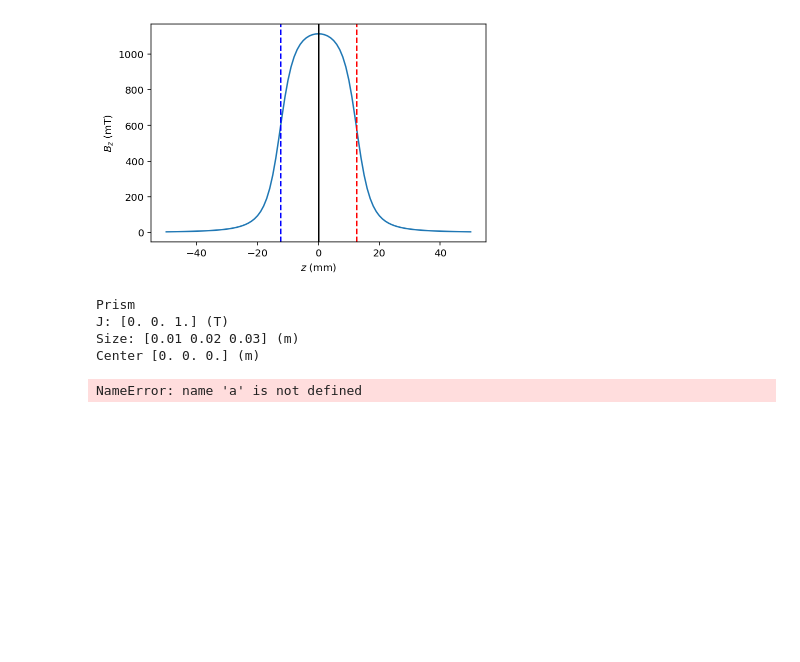
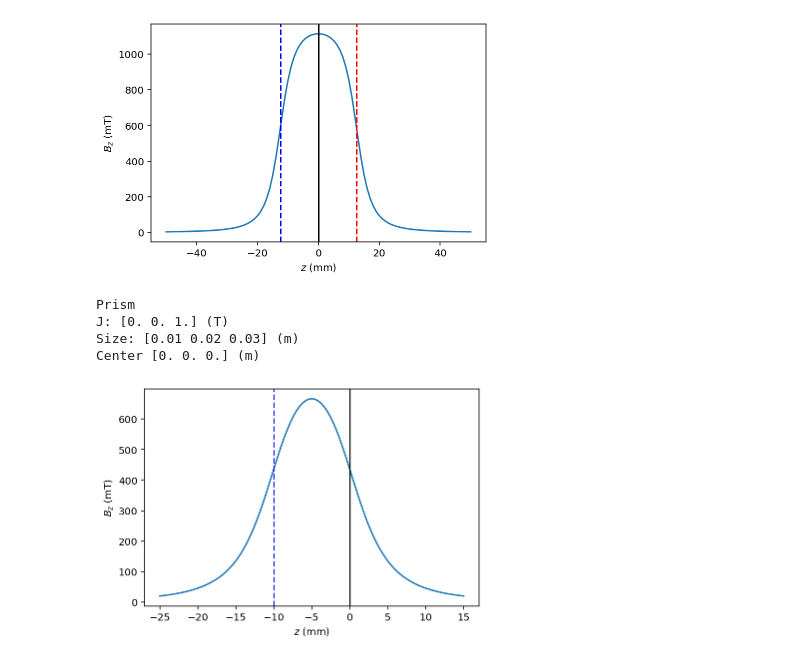
Before and after one commit to pdunne/pymagnet, a Jupyter notebook: examples/Examples.ipynb, the cells around one changed output. Drawn from its saved outputs; the diff is of its cells as text; code cells hidden in the pictures; blank space fills up the shorter version.

```diff
--- a/examples/Examples.ipynb
+++ b/examples/Examples.ipynb
@@ -23,11 +23,11 @@ Center [0. 0. 0.] (m)
 # %%
 width = 10.0e-3
 m_cube = pm.magnets.Cube(width= width, Jr = 1.0,
-                            center=(0.0, 0.0, -a/2))
+                            center=(0.0, 0.0, -width/2))
 
 pm.plot.plot_1D_field(m_cube);
 # %% [output]
-NameError: name 'a' is not defined
+[figure, added]
 # %%
 a = 10.0e-3
 b = 2*a
```
Also changed, not shown: parts of 6 cells of this notebook, 19 other files.
